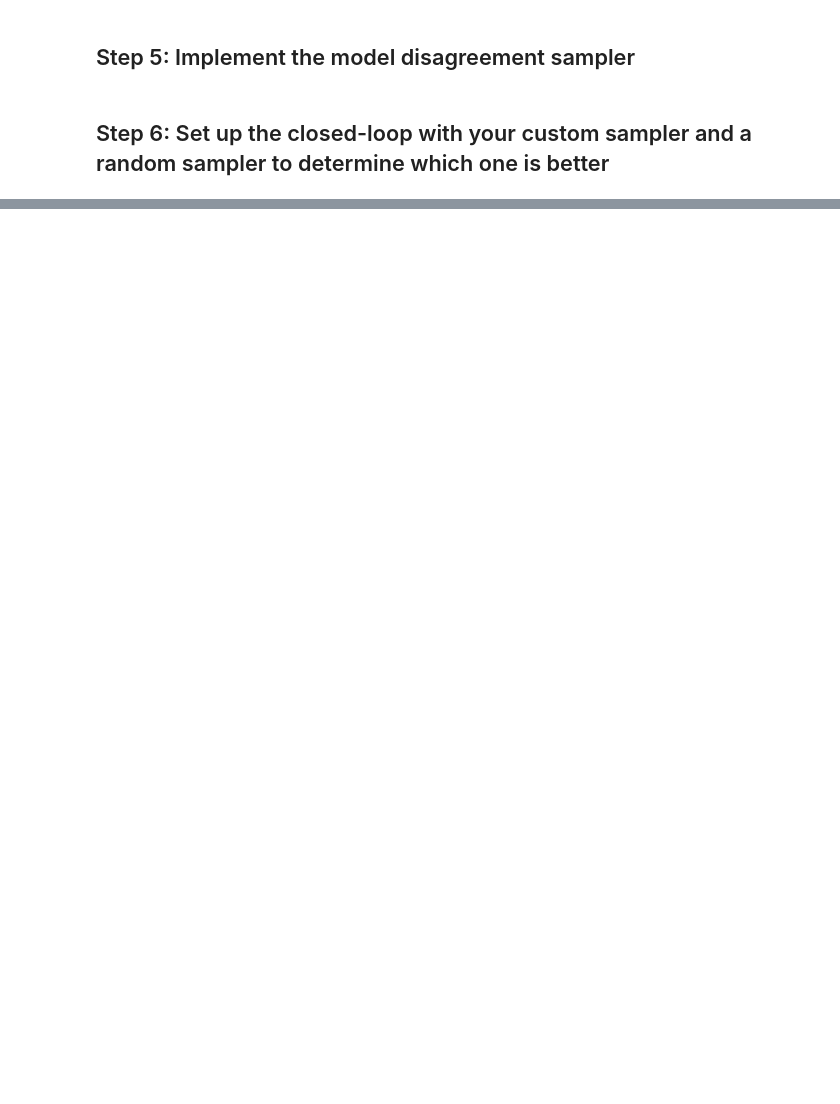
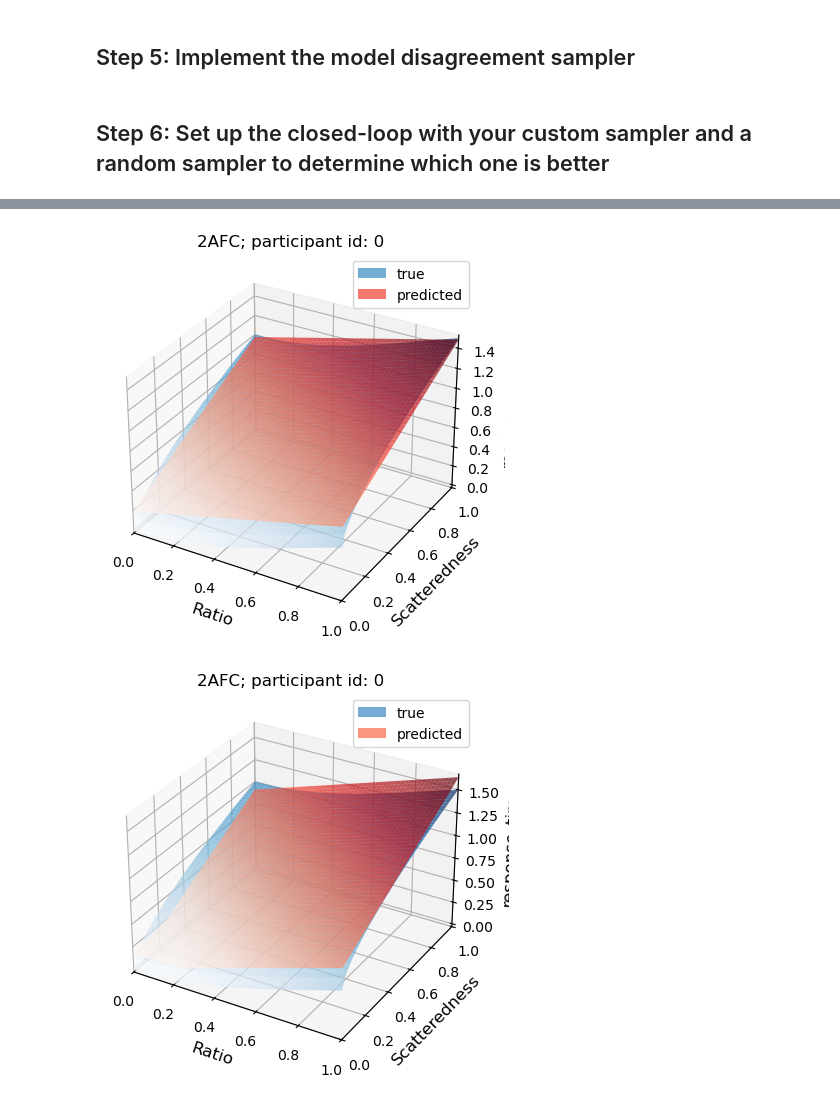
Before and after one commit to whyhardt/CourseOptimizingExperimentalDesign, a Jupyter notebook: tutorials/06_uncertaintysampling.ipynb, the cells around one changed output, grey strips where cells are left out. Cells and saved outputs as stored; diff of their text form; code cells hidden in the pictures; blank space fills up the shorter version.

```diff
--- a/tutorials/06_uncertaintysampling.ipynb
+++ b/tutorials/06_uncertaintysampling.ipynb
@@ -822,7 +822,7 @@ Parameter Group 0
 ## Step 3: Setup a random experimentalist to get an initial set of conditions
 # %%
 # ADD YOUR CODE HERE
-conditions = random_pool(experiment.variables, num_samples=10)
+conditions_raw = random_pool(experiment.variables, num_samples=10)
 # %% [markdown]
 ## Step 4: Fit the ensemble to the initial set
 # %% [markdown]
@@ -878,0 +1005,13 @@ def disagreement_sampler(experiment, ensemble: List[BaseEstimator], num_samples=
+# %%
+experiment.plotter(
+    participant_id=0,
+    model=theorist_disagreement[0]
+)
+
+experiment.plotter(
+    participant_id=0,
+    model=theorist_random[0]
+)
+# %% [output]
+[figure, added]
+[figure, added]
```
Also changed, not shown: parts of 8 cells of this notebook.
